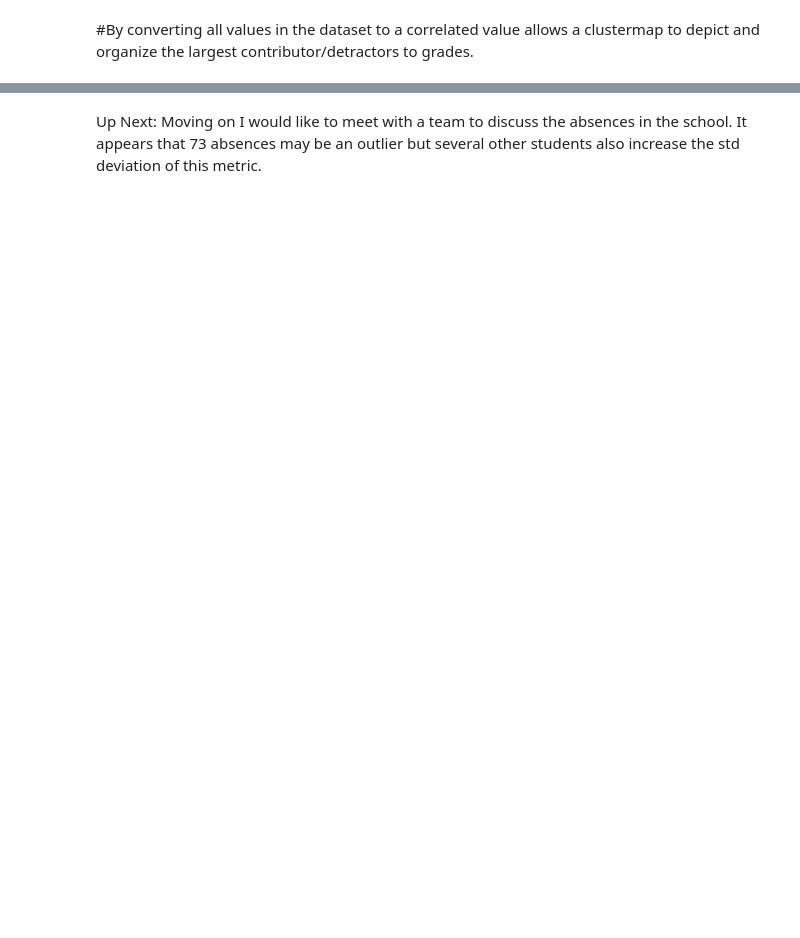
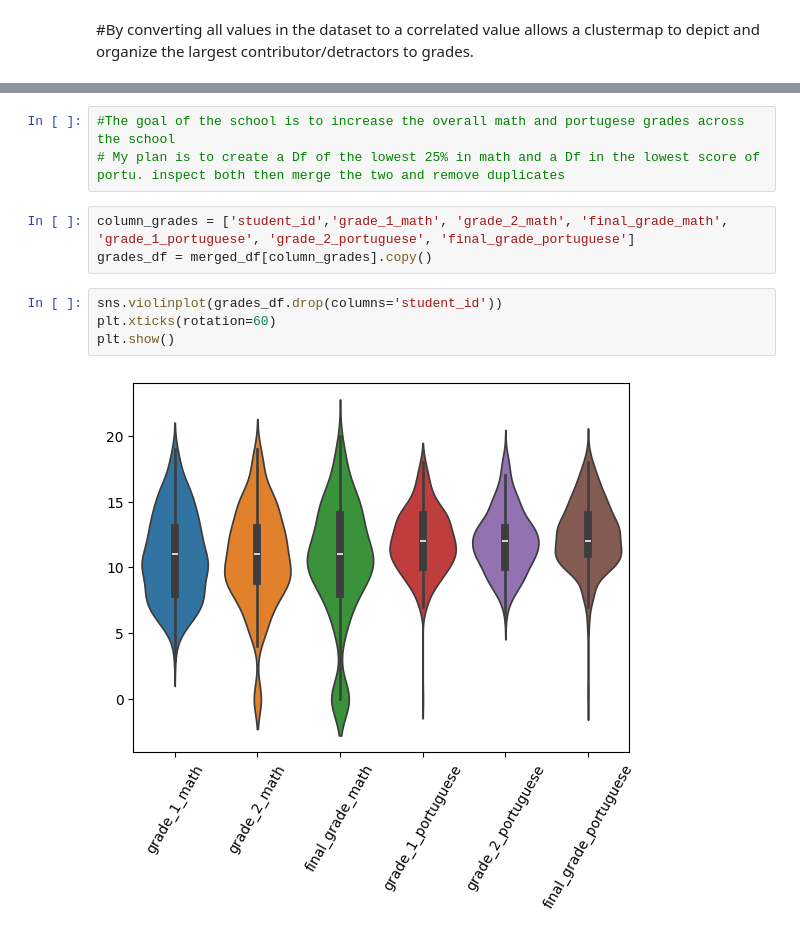
Before and after one commit to MEPritchard/EduPerformance, a Jupyter notebook: eduperformance.ipynb, the cells around one changed output, grey strips where cells are left out. Cells and saved outputs as stored; diff of their text form; blank space fills up the shorter version.

```diff
--- a/eduperformance.ipynb
+++ b/eduperformance.ipynb
@@ -97,2 +155,12 @@ The best course of action to improve math grades is to reduce 'class_failures'.
-# %% [markdown]
-Up Next: Moving on I would like to meet with a team to discuss the absences in the school. It appears that 73 absences may be an outlier but several other students also increase the std deviation of this metric.
+# %%
+#The goal of the school is to increase the overall math and portugese grades across the school
+# My plan is to create a Df of the lowest 25% in math and a Df in the lowest score of portu. inspect both then merge the two and remove duplicates
+# %%
+column_grades = ['student_id','grade_1_math', 'grade_2_math', 'final_grade_math', 'grade_1_portuguese', 'grade_2_portuguese', 'final_grade_portuguese']
+grades_df = merged_df[column_grades].copy()
+# %%
+sns.violinplot(grades_df.drop(columns='student_id'))
+plt.xticks(rotation=60)
+plt.show()
+# %% [output]
+[figure, added]
```
Also changed, not shown: parts of 29 cells of this notebook.
